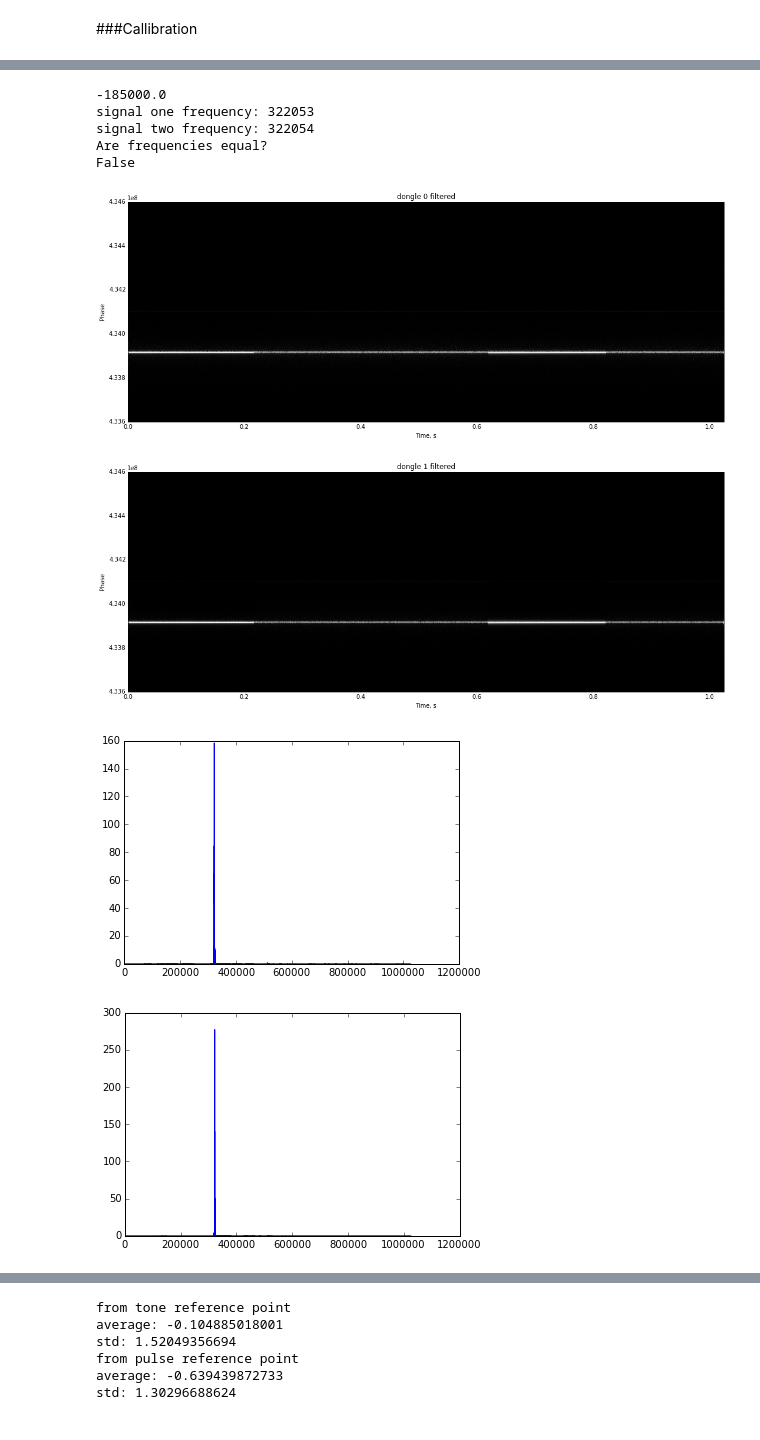
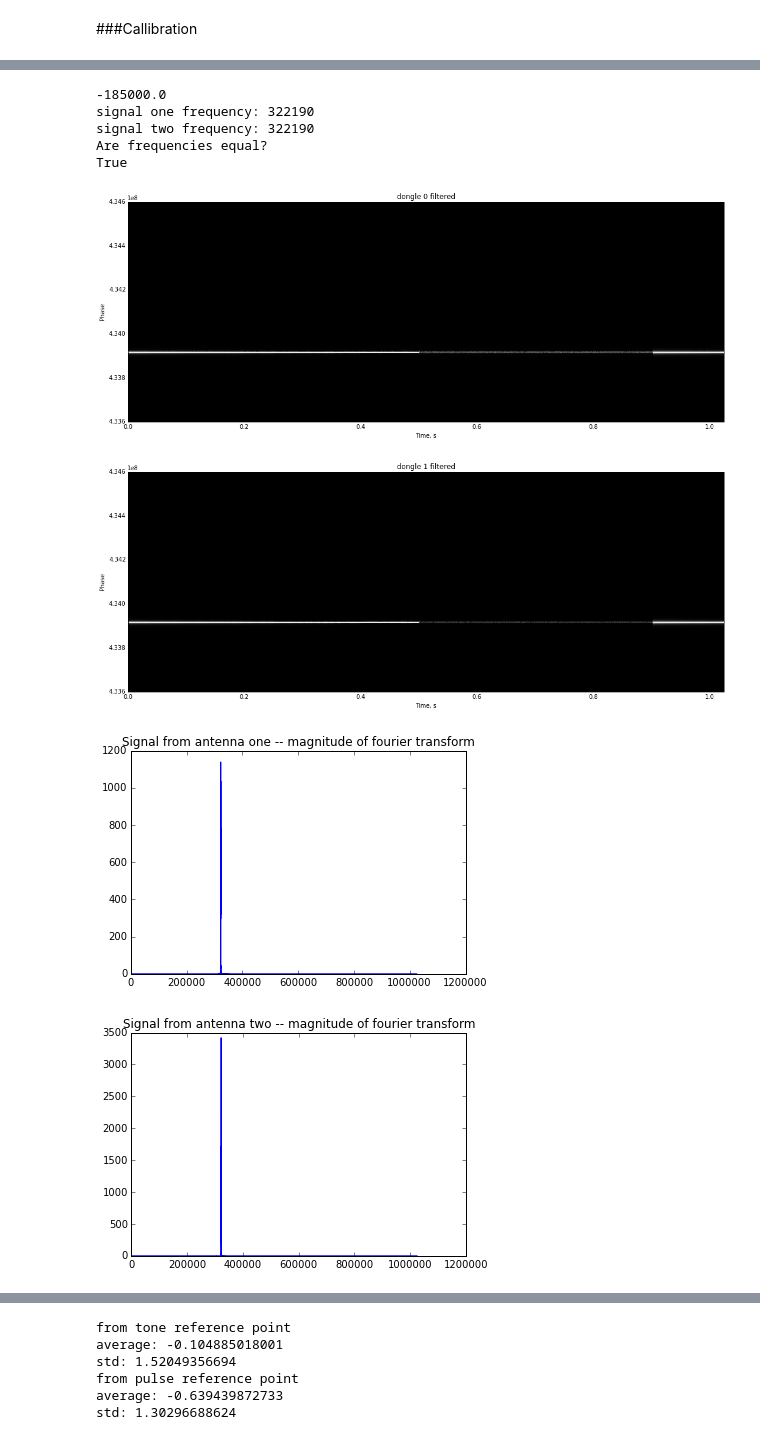
Before and after one commit to auroracramer/phasedarraylocalization, a Jupyter notebook: Final Test.ipynb, the cells around one changed output, grey strips where cells are left out. Saved outputs shown, nothing was run; the diff lists cells and outputs as text; code cells hidden in the pictures.

```diff
--- a/Final Test.ipynb
+++ b/Final Test.ipynb
@@ -258,5 +251,5 @@ Done
 # %%
-samples = np.load('final_countdown_18.npy')
+samples = np.load('final_countdown_14.npy')
 
 y0 = samples[0]
 y1 = samples[1]
@@ -291,6 +285,7 @@ plt.title('Received chirp second signal')
 
 # _ = 0
 # %%
+# Checking to see if frequency matches
 taps = 685
 
 f0 = 433.916e6
@@ -298,38 +293,40 @@ mod_val = f0 - fc - 0.001e6
 print mod_val
 
 h = sp.signal.firwin(taps, 1.2/fs)
 t = np.arange(taps) * (1/fs)
 mod = exp(1j*2*pi*mod_val*t)
 h = h*mod
 
 filt_y0 = signal.fftconvolve(y0, h)
 filt_y1 = signal.fftconvolve(y1, h)
 
 myspectrogram_hann_ovlp(filt_y0, m, fs, fc,dbf = 63)
 title('dongle 0 filtered')
 myspectrogram_hann_ovlp(filt_y1, m, fs, fc,dbf = 63)
 title('dongle 1 filtered')
 
 freq0 = np.fft.fftshift(np.fft.fft(filt_y0))
 freq1 = np.fft.fftshift(np.fft.fft(filt_y1))
 figure()
 plt.plot(abs(freq0))
+plt.title('Signal from antenna one -- magnitude of fourier transform')
 figure()
 plt.plot(abs(freq1))
+plt.title('Signal from antenna two -- magnitude of fourier transform')
 
 print "signal one frequency: " + str(abs(freq0).tolist().index(max(abs(freq0))))
 print "signal two frequency: " + str(abs(freq1).tolist().index(max(abs(freq1))))
 
 print 'Are frequencies equal?'
 print abs(freq0).tolist().index(max(abs(freq0))) == abs(freq1).tolist().index(max(abs(freq1)))
 # %% [output]
 -185000.0
-signal one frequency: 322053
-signal two frequency: 322054
+signal one frequency: 322190
+signal two frequency: 322190
 Are frequencies equal?
-False
+True
-[figure, old version]
+[figure, new version]
-[figure, old version]
+[figure, new version]
-[figure, old version]
+[figure, new version]
-[figure, old version]
+[figure, new version]
 # %%
```
Also changed, not shown: parts of 17 cells of this notebook.
